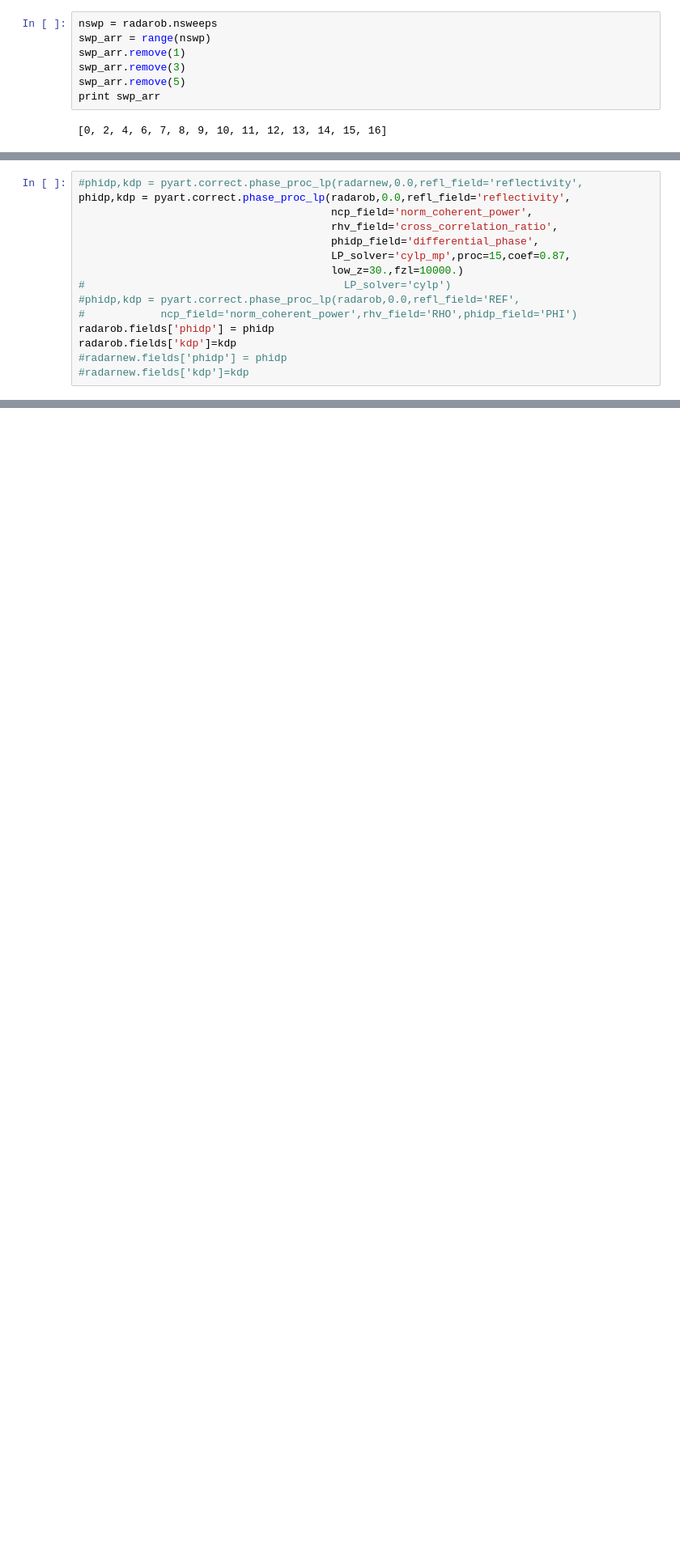
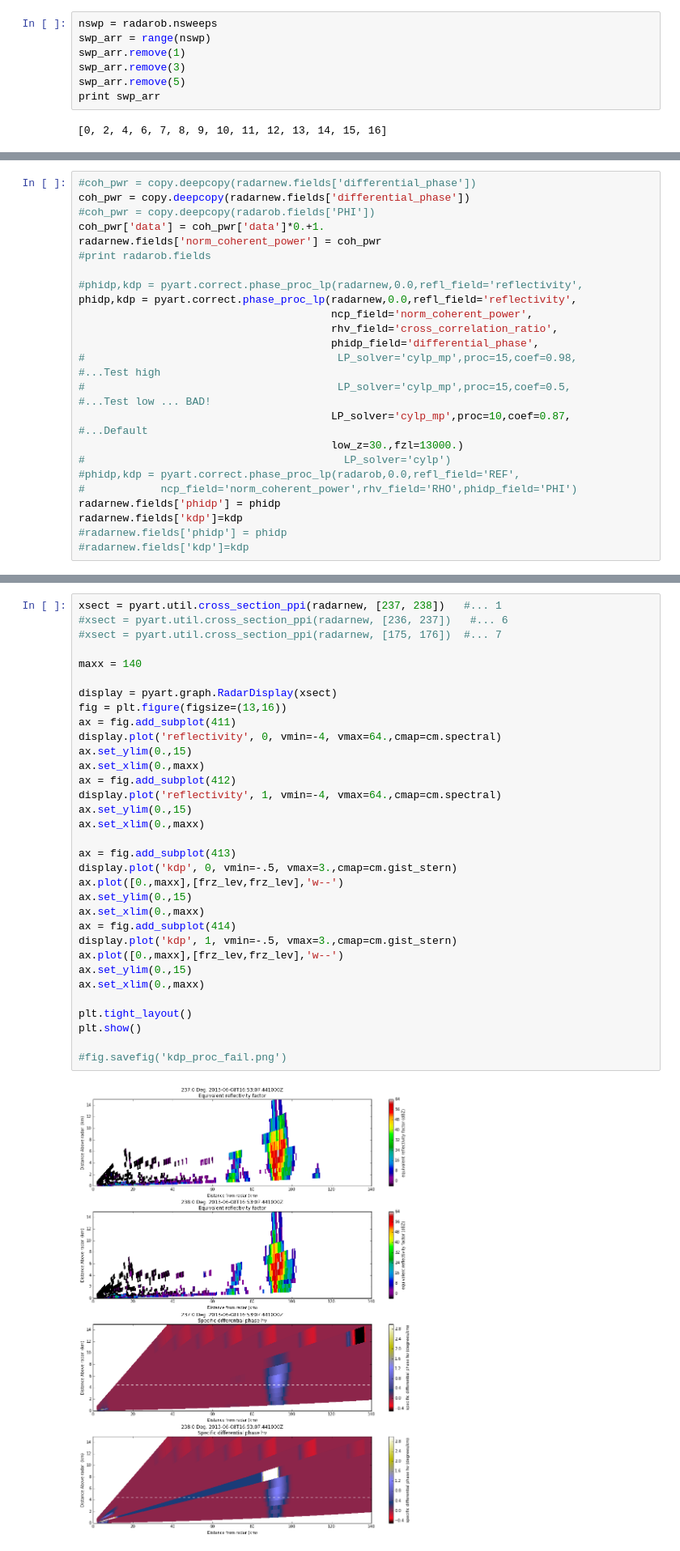
Before and after one commit to mvanlierwalq/IPy_NB_Public, a Jupyter notebook: test_proclp_grid_nexrad_3.ipynb, the cells around one changed output, grey strips where cells are left out. Shown: that part at 81% size. Saved outputs shown, nothing was run; the diff lists cells and outputs as text; blank space fills up the shorter version.

```diff
--- a/test_proclp_grid_nexrad_3.ipynb
+++ b/test_proclp_grid_nexrad_3.ipynb
@@ -167,16 +56,25 @@ plt.gca().set_xlim(xmin, xmax)
 # %%
+#coh_pwr = copy.deepcopy(radarnew.fields['differential_phase'])
+coh_pwr = copy.deepcopy(radarnew.fields['differential_phase'])
+#coh_pwr = copy.deepcopy(radarob.fields['PHI'])
+coh_pwr['data'] = coh_pwr['data']*0.+1.
+radarnew.fields['norm_coherent_power'] = coh_pwr
+#print radarob.fields
+
 #phidp,kdp = pyart.correct.phase_proc_lp(radarnew,0.0,refl_field='reflectivity',
-phidp,kdp = pyart.correct.phase_proc_lp(radarob,0.0,refl_field='reflectivity',
+phidp,kdp = pyart.correct.phase_proc_lp(radarnew,0.0,refl_field='reflectivity',
                                         ncp_field='norm_coherent_power',
                                         rhv_field='cross_correlation_ratio',
                                         phidp_field='differential_phase',
-                                        LP_solver='cylp_mp',proc=15,coef=0.87,
-                                        low_z=30.,fzl=10000.)
+#                                        LP_solver='cylp_mp',proc=15,coef=0.98,      #...Test high
+#                                        LP_solver='cylp_mp',proc=15,coef=0.5,      #...Test low ... BAD!
+                                        LP_solver='cylp_mp',proc=10,coef=0.87,      #...Default
+                                        low_z=30.,fzl=13000.)
 #                                         LP_solver='cylp')
 #phidp,kdp = pyart.correct.phase_proc_lp(radarob,0.0,refl_field='REF',
 #            ncp_field='norm_coherent_power',rhv_field='RHO',phidp_field='PHI')
-radarob.fields['phidp'] = phidp
-radarob.fields['kdp']=kdp
+radarnew.fields['phidp'] = phidp
+radarnew.fields['kdp']=kdp
 #radarnew.fields['phidp'] = phidp
 #radarnew.fields['kdp']=kdp
 # %% [output]
@@ -535,0 +139,35 @@ ax1.plot(tvec,lonvec)
+# %%
+xsect = pyart.util.cross_section_ppi(radarnew, [237, 238])   #... 1
+#xsect = pyart.util.cross_section_ppi(radarnew, [236, 237])   #... 6
+#xsect = pyart.util.cross_section_ppi(radarnew, [175, 176])  #... 7
+
+maxx = 140
+
+display = pyart.graph.RadarDisplay(xsect)
+fig = plt.figure(figsize=(13,16))
+ax = fig.add_subplot(411)
+display.plot('reflectivity', 0, vmin=-4, vmax=64.,cmap=cm.spectral)
+ax.set_ylim(0.,15)
+ax.set_xlim(0.,maxx)
+ax = fig.add_subplot(412)
+display.plot('reflectivity', 1, vmin=-4, vmax=64.,cmap=cm.spectral)
+ax.set_ylim(0.,15)
+ax.set_xlim(0.,maxx)
+
+ax = fig.add_subplot(413)
+display.plot('kdp', 0, vmin=-.5, vmax=3.,cmap=cm.gist_stern)
+ax.plot([0.,maxx],[frz_lev,frz_lev],'w--')
+ax.set_ylim(0.,15)
+ax.set_xlim(0.,maxx)
+ax = fig.add_subplot(414)
+display.plot('kdp', 1, vmin=-.5, vmax=3.,cmap=cm.gist_stern)
+ax.plot([0.,maxx],[frz_lev,frz_lev],'w--')
+ax.set_ylim(0.,15)
+ax.set_xlim(0.,maxx)
+
+plt.tight_layout()
+plt.show()
+
+#fig.savefig('kdp_proc_fail.png')
+# %% [output]
+[figure, added]
```
Also changed, not shown: parts of 36 cells of this notebook.
